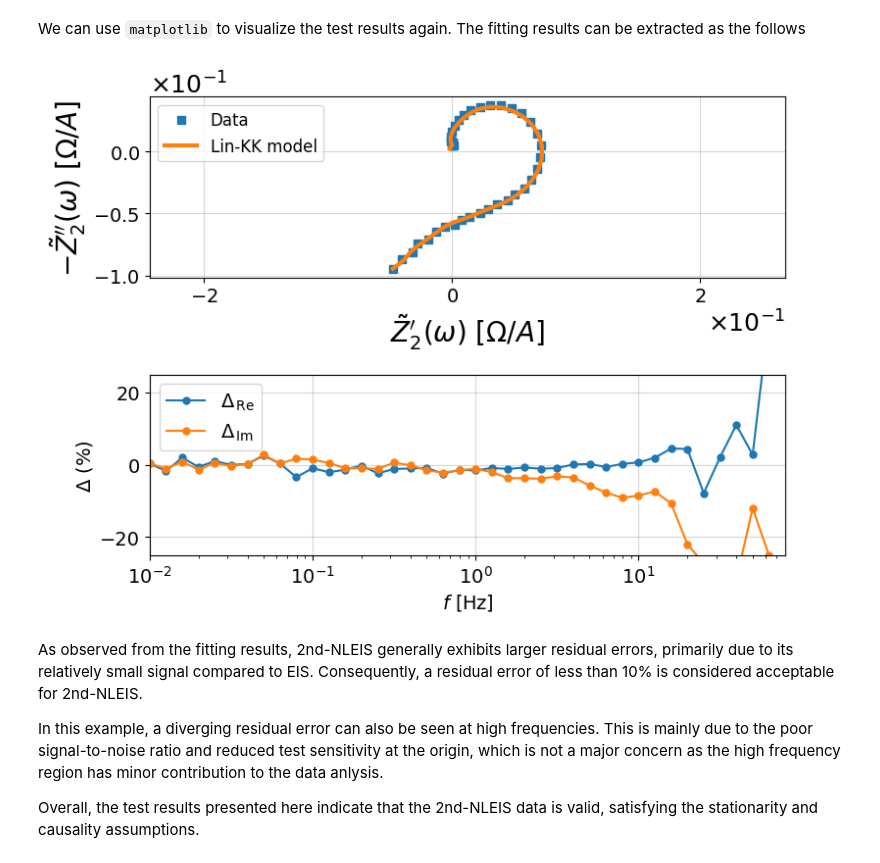
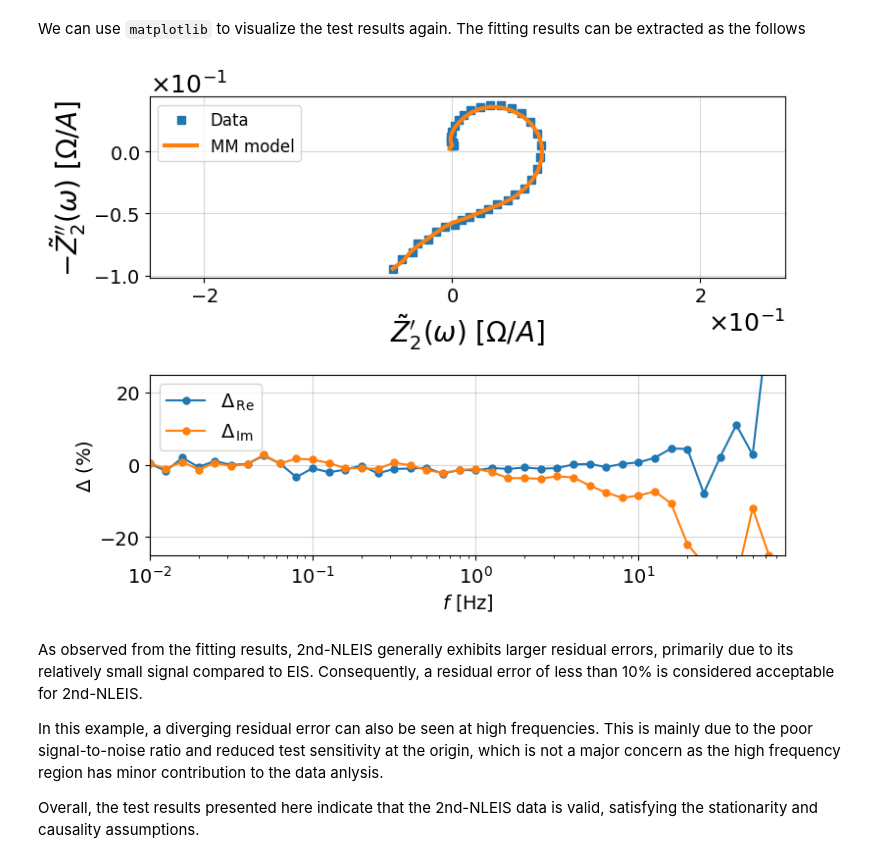
Before and after one commit to yuefan98/nleis.py, a Jupyter notebook: docs/source/examples/validation.ipynb, the cells around one changed output. Cells and saved outputs as stored; diff of their text form; code cells hidden in the pictures.

```diff
--- a/docs/source/examples/validation.ipynb
+++ b/docs/source/examples/validation.ipynb
@@ -129,25 +129,25 @@ res_imag_MM = results_cost[5]
 # %%
 from nleis.visualization import plot_second
 
 mask = freq < 100
 
 fig,ax = plt.subplots(2,1,figsize=(8,6))
 
 # plot original data
 plot_second(ax[0], Z2[mask]-offset, fmt='s')
 
 # plot measurement model
 plot_second(ax[0], Z2_MM, fmt='-', lw =3)
 
-ax[0].legend(['Data', 'Lin-KK model'], loc=2, fontsize=12)
+ax[0].legend(['Data', 'MM model'], loc=2, fontsize=12)
 
 # Plot residuals
 plot_residuals(ax[1], freq[mask], res_real_MM, res_imag_MM, y_limits=(-25,25), ms = 10)
 
 plt.tight_layout()
 plt.show()
 # %% [output]
-[figure, old version]
+[figure, new version]
 # %% [markdown]
 As observed from the fitting results, 2nd-NLEIS generally exhibits larger residual errors, primarily due to its relatively small signal compared to EIS. Consequently, a residual error of less than 10% is considered acceptable for 2nd-NLEIS.
 
```
Also changed, not shown: 14 other files.
